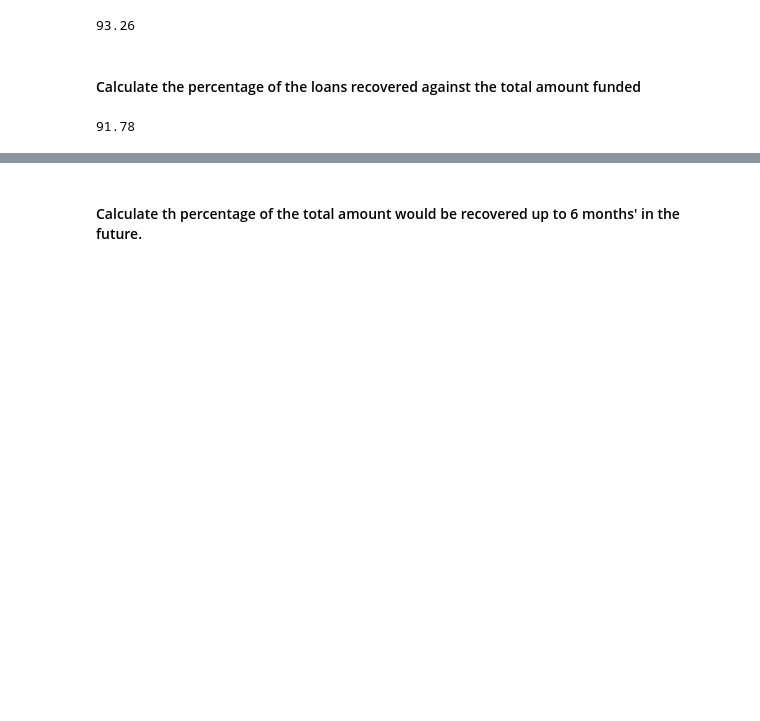
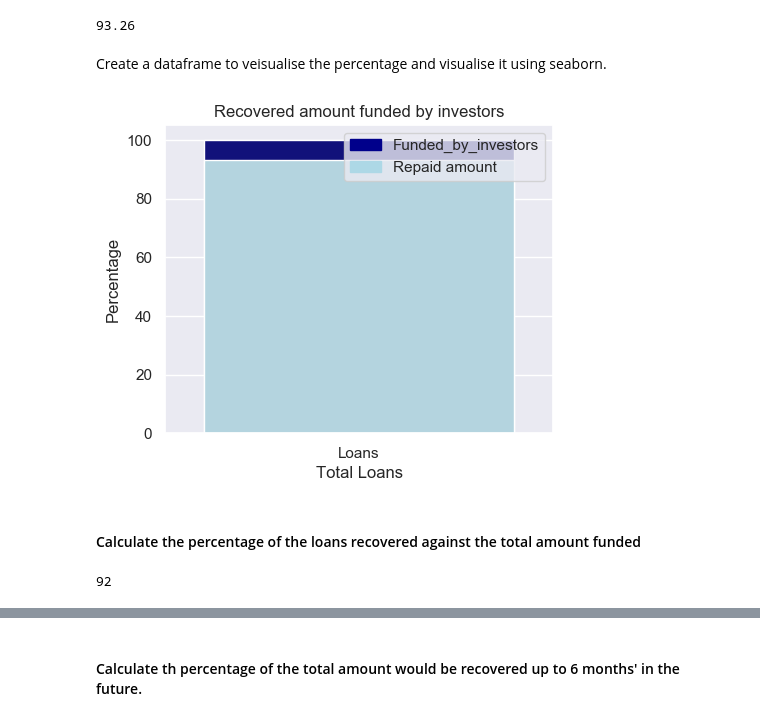
Before and after one commit to ChristianDaza/EDA_finance, a Jupyter notebook: SRC/Analysis.ipynb, the cells around one changed output, grey strips where cells are left out. Saved outputs shown, nothing was run; the diff lists cells and outputs as text; code cells hidden in the pictures; blank space fills up the shorter version.

```diff
--- a/SRC/Analysis.ipynb
+++ b/SRC/Analysis.ipynb
@@ -60,9 +60,40 @@ df_p.date_transform(["issue_date", "earliest_credit_line", "last_payment_date",
 round(df["total_payment"].sum()/df["funded_amount_inv"].sum()*100, 2)
 # %% [output]
 93.26
+# %% [markdown]
+Create a dataframe to veisualise the percentage and visualise it using seaborn.
+# %%
+df_inv = pd.DataFrame({"Type": "Loans",
+                       "Funded_by_investors":[df["funded_amount_inv"].sum()/df["funded_amount_inv"].sum()*100],
+                       "Repaid":[df["total_payment"].sum()/df["funded_amount_inv"].sum()*100]})
+# %%
+# Set the figure size
+plt.figure(figsize=(5, 4))
+
+# Create barplots, which will be stack on top of each other
+bar1 = sns.barplot(x="Type",  y="Funded_by_investors", data=df_inv, color='darkblue')
+bar2 = sns.barplot(x="Type", y="Repaid", data=df_inv, estimator=sum, ci=None,  color='lightblue')
+
+
+# Create legends
+top_bar = mpatches.Patch(color='darkblue', label='Funded_by_investors')
+bottom_bar = mpatches.Patch(color='lightblue', label='Repaid amount')
+plt.legend(handles=[top_bar, bottom_bar])
+
+# Create tittle and labels
+plt.title("Recovered amount funded by investors")
+plt.ylabel("Percentage")
+plt.xlabel("Total Loans")
+plt.grid(True, axis="y")
+plt.show()
+
+# show the graph
+plt.show()
+# %% [output]
+[figure, added]
 # %% [markdown]
 #### Calculate the percentage of the loans  recovered against the total amount funded
 # %%
-round(df["total_payment"].sum()/df["funded_amount"].sum()*100, 2)
+round(df["total_payment"].sum()/df["funded_amount"].sum()*100)
 # %% [output]
-91.78
+92
```
Also changed, not shown: parts of 42 cells of this notebook.
